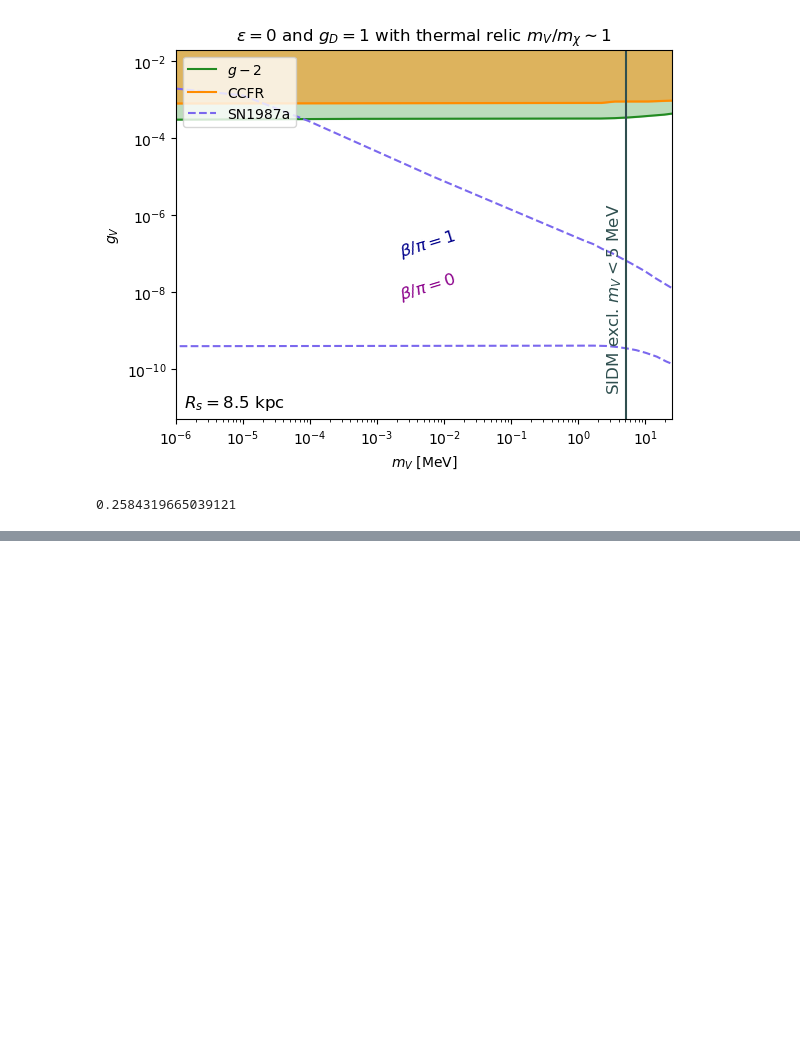
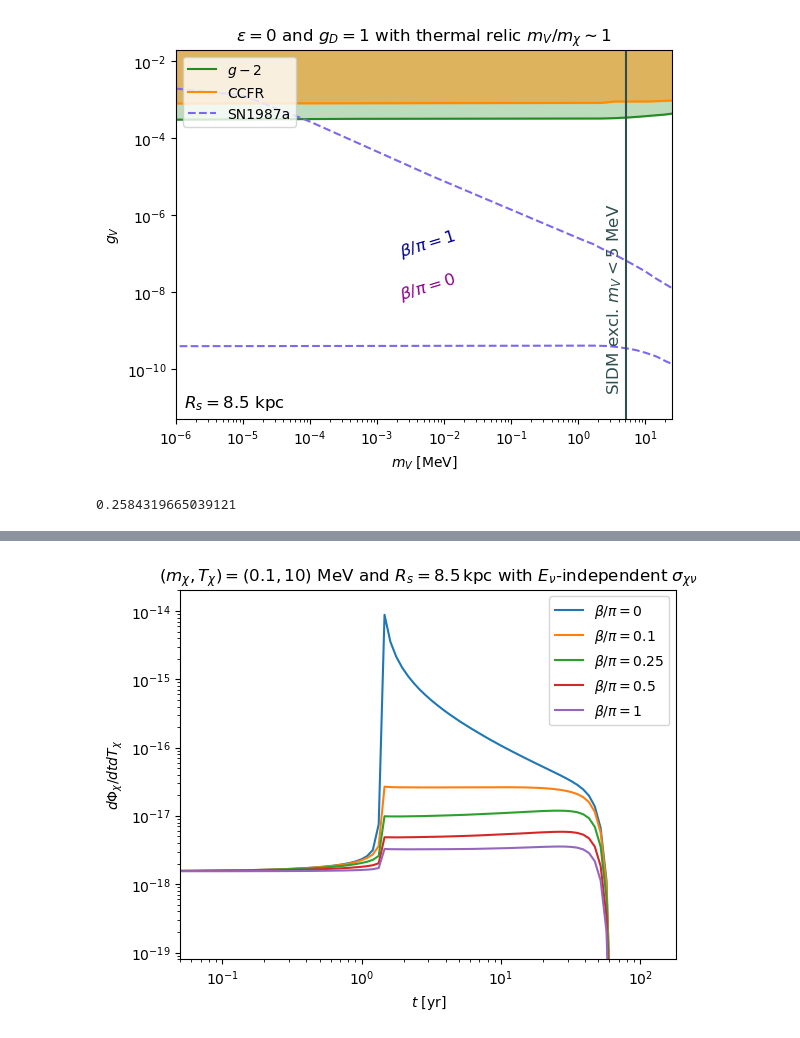
Before and after one commit to yenhsunlin/SNnuBDM2, a Jupyter notebook: src/plot.ipynb, the cells around one changed output, grey strips where cells are left out. Saved outputs shown, nothing was run; the diff lists cells and outputs as text; code cells hidden in the pictures; blank space fills up the shorter version.

```diff
--- a/src/plot.ipynb
+++ b/src/plot.ipynb
@@ -616,0 +643,23 @@ Text(0.5, 1.0, '$\\epsilon=0$ and $g_D=1$ with thermal relic $m_V/m_\\chi\\sim 1
+# %%
+beta0 = np.loadtxt('submitClusterFlux/flux_mx1.00e-01_Tx010_Rs8.50_beta0.00.txt',skiprows=1)
+beta01 = np.loadtxt('submitClusterFlux/flux_mx1.00e-01_Tx010_Rs8.50_beta0.10.txt',skiprows=1)
+beta025 = np.loadtxt('submitClusterFlux/flux_mx1.00e-01_Tx010_Rs8.50_beta0.25.txt',skiprows=1)
+beta05 = np.loadtxt('submitClusterFlux/flux_mx1.00e-01_Tx010_Rs8.50_beta0.50.txt',skiprows=1)
+beta1 = np.loadtxt('submitClusterFlux/flux_mx1.00e-01_Tx010_Rs8.50_beta1.00.txt',skiprows=1)
+# %%
+plt.plot(beta0.T[0]/yr2s,beta0.T[1],label=r'$\beta/\pi=0$')
+plt.plot(beta01.T[0]/yr2s,beta01.T[1],label=r'$\beta/\pi=0.1$')
+plt.plot(beta025.T[0]/yr2s,beta025.T[1],label=r'$\beta/\pi=0.25$')
+plt.plot(beta05.T[0]/yr2s,beta05.T[1],label=r'$\beta/\pi=0.5$')
+plt.plot(beta1.T[0]/yr2s,beta1.T[1],label=r'$\beta/\pi=1$')
+plt.legend()
+plt.xscale('log')
+plt.yscale('log')
+plt.xlim(5e-2)
+plt.ylim(8e-20)
+plt.title(r'$(m_\chi,T_\chi)=(0.1,10)$ MeV and $R_s=8.5\,$kpc with $E_\nu$-independent $\sigma_{\chi \nu}$')
+plt.xlabel(r'$t$ [yr]')
+plt.ylabel(r'$d\Phi_\chi/dtdT_\chi$')
+#plt.savefig('debug_constant_crox.pdf',bbox_inches='tight')
+# %% [output]
+[figure, added]
```
Also changed, not shown: parts of 9 cells of this notebook, 12 other files.
